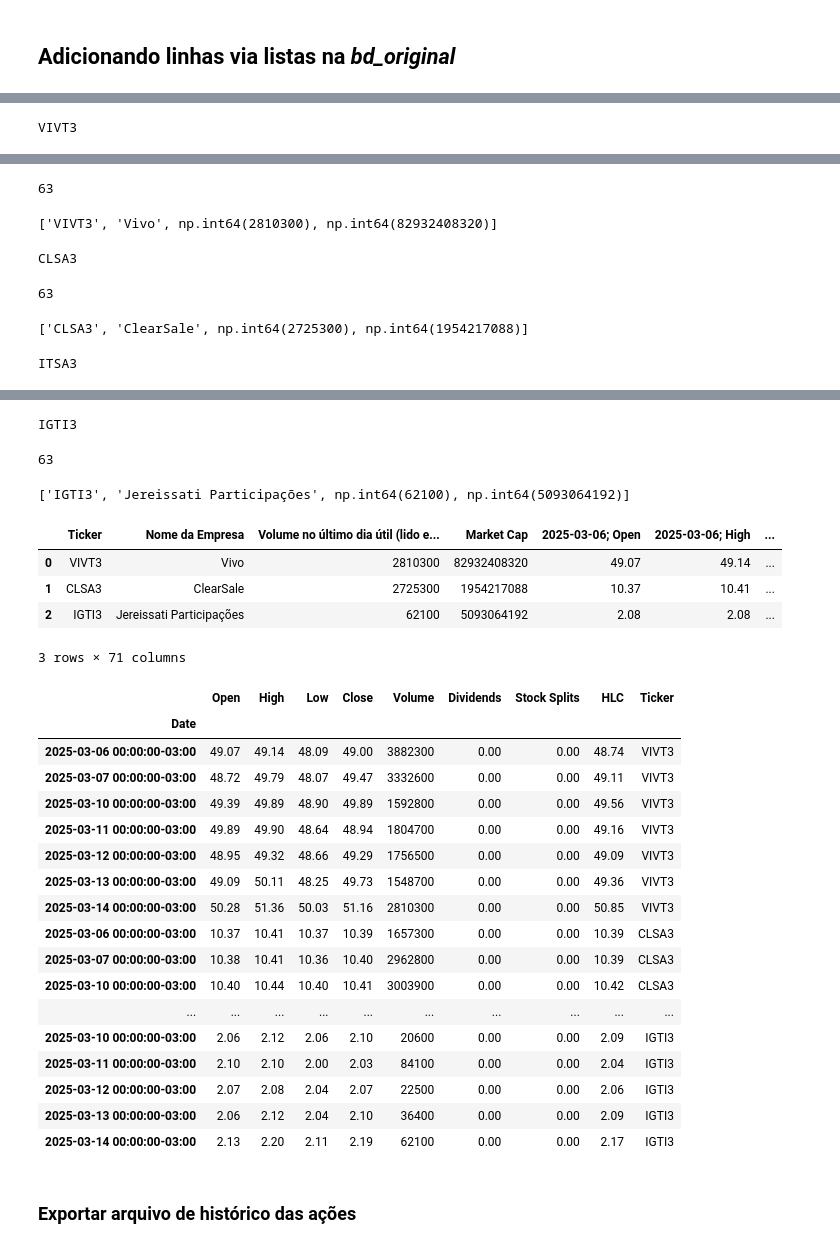
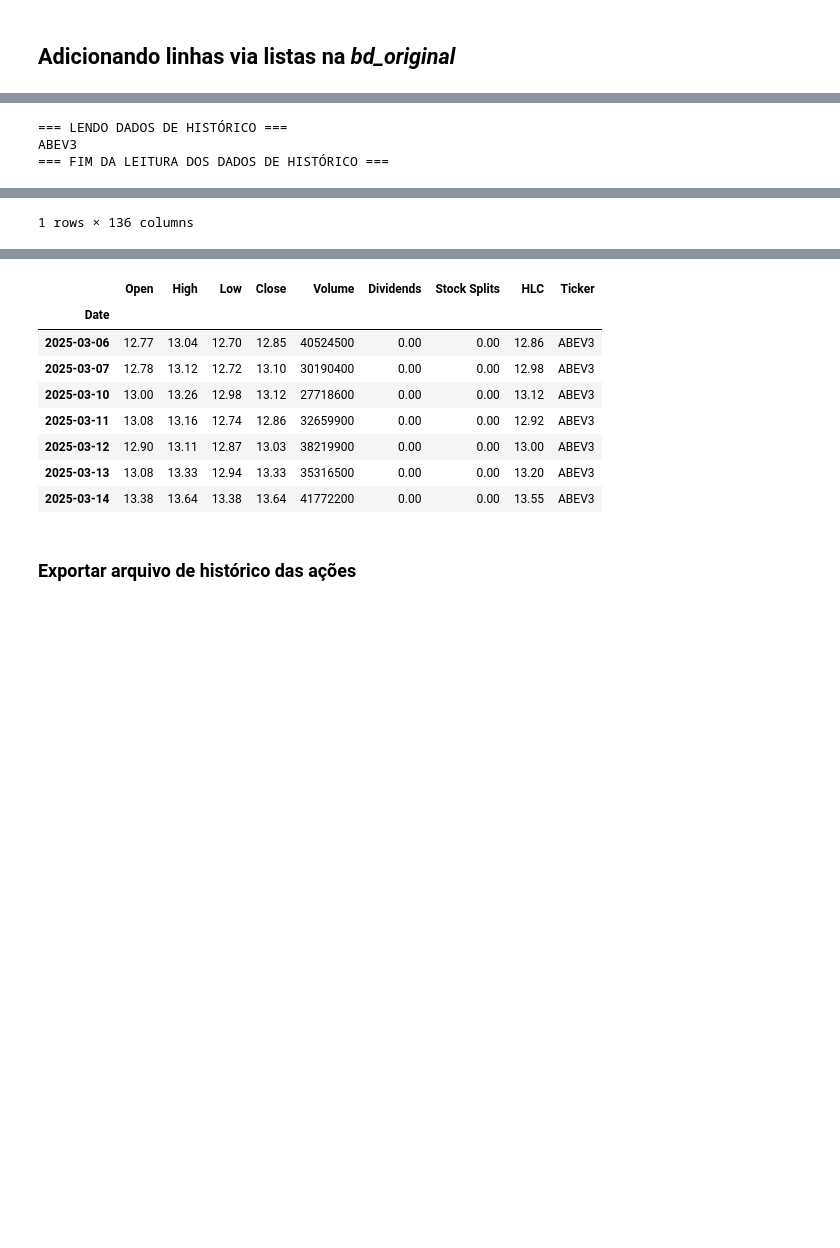
Before and after one commit to ricardopeloi/o_mais_novo_day_trader_do_brasil, a Jupyter notebook: Análises/Novo gerador de Arquivo de Histórico.ipynb, the cells around one changed output, grey strips where cells are left out. Cells and saved outputs as stored; diff of their text form; code cells hidden in the pictures; blank space fills up the shorter version.

Commit message:
Mais alguns ajustes para gerar as bases com a maior quantidade de indicadores úteis por ticker (já temos mais de 400 considerando 55 dias de dados por ticker)

```diff
--- a/Análises/Novo gerador de Arquivo de Histórico.ipynb
+++ b/Análises/Novo gerador de Arquivo de Histórico.ipynb
@@ -381,7 +381,7 @@ def reforma_formato_original(
 var_caminho_pasta = r"C:\Users\ricardopeloi\OneDrive - falconi365\Data Science\O_Mais_Novo_Day_Trader_do_Brasil\o_mais_novo_day_trader_do_brasil\Bases"
 var_arquivo_lista_acoes_tratada = r"\Lista de ações Tratada.xlsx"
 
-bd_arquivo_original = pd.read_excel(var_caminho_pasta + var_arquivo_lista_acoes_tratada, index_col = "Ticker")
+bd_arquivo_original = pd.read_excel(var_caminho_pasta + var_arquivo_lista_acoes_tratada).set_index("Ticker")
 
 bd_arquivo_original.sort_values([col for col in bd_arquivo_original if col.startswith("Volume no último dia útil")], ascending = False).head(5)
 # %% [output]
@@ -483,8 +522,11 @@ display([acao] + bd_arquivo_original.loc[acao].to_list())
 # %%
-acao = "IGTI3"
-bd_arquivo_original.loc[acao]
+display(bd_arquivo_original.head())
+acao = "B3SA3"
+
+display(bd_arquivo_original.loc[acao])
+display(bd_arquivo_original.loc[acao].to_list())
+
 # [acao] + bd_arquivo_original.loc[acao].to_list()
-
 # display([acao] + bd_arquivo_original.loc[acao].to_list())
 # display(lista_acao)
 # display(lista_regressao_e_indicadores_minimo)
@@ -505,11 +580,13 @@ def detectar_martelos_todos_os_tickers(qtd_dias_maximo = 55, qtd_dias_minimo = 1
 
     # acao = "VIVT3"
     # acoes = ["VIVT3"]
-    acoes = ["VIVT3", "CLSA3", "ITSA3", "IGTI3"]
+    acoes = ["ABEV3"]
+    # acoes = ["VIVT3", "CLSA3", "ITSA3", "IGTI3"]
     qtd_dias_maximo = 10
     qtd_dias_minimo = 3
     coluna_analise = "HLC"
 
+    print("=== LENDO DADOS DE HISTÓRICO ===")
     for contador_acoes, acao in enumerate(acoes):
         print(acao)
         if contador_acoes == 0:
@@ -526,7 +603,7 @@ def detectar_martelos_todos_os_tickers(qtd_dias_maximo = 55, qtd_dias_minimo = 1
                 bd_acao[coluna_analise] = (bd_acao["High"] + bd_acao["Low"] + bd_acao["Close"])/3
                 bd_acao["Ticker"] = acao
                 bd_acoes = pd.concat([bd_acoes, bd_acao])
-                # bd_acao = bd_acao.drop("Ação", axis = 1)
+                # bd_acao = bd_acao.drop("Ticker", axis = 1)
                 # display(bd_acao)
 
                 if contador_acoes == 0:
@@ -546,7 +623,7 @@ def detectar_martelos_todos_os_tickers(qtd_dias_maximo = 55, qtd_dias_minimo = 1
 
                     lista_acao = lista_acao + bd_acao.iloc[counter].to_list()
                 # display(lista_acao)
-                display(len(lista_acao))
+                # display(len(lista_acao))
 
                 lista_regressao_e_indicadores_cabecalho_minimo, lista_regressao_e_indicadores_minimo = processar_regressao_e_lista_de_indicadores(
                     bd_acao.iloc[-(qtd_dias_minimo):].copy(),
@@ -586,26 +663,30 @@ def detectar_martelos_todos_os_tickers(qtd_dias_maximo = 55, qtd_dias_minimo = 1
                         + lista_regressao_e_indicadores_minimo \
                         + lista_regressao_e_indicadores_maximo \
                         + [string_datas_martelo, string_tipos_martelo]
-                # display(lista_acao)
-                # display(len(lista_acao))
 
-                display([acao] + bd_arquivo_original.loc[acao].to_list())
 
                 lista_acoes.append(lista_acao)
                 # display(lista_acoes)
 
         except:
-            contador_acoes = contador_acoes - 1
+            # contador_acoes = contador_acoes - 1
             display("erro")
+
+    print("=== FIM DA LEITURA DOS DADOS DE HISTÓRICO ===")
 
     bd_acao_historico = pd.DataFrame(columns = lista_cabecalho, data = lista_acoes)
     # display(bd_acao_historico)
 
 
+    bd_acoes = bd_acoes.reset_index()
+    bd_acoes["Date"] = bd_acoes["Date"].dt.tz_localize(None)
+    bd_acoes = bd_acoes.set_index("Date")
     # bd_acao_historico.to_excel('Bases/Lista de ações Análise ' + datetime.today().strftime("%Y-%m-%d") + '.xlsx')
     # bd_acoes.to_excel('Bases/Base de Dados Histórico.xlsx')
 
+
     return bd_acao_historico, bd_acoes
+
 
 bd_acao_historico, bd_acoes = detectar_martelos_todos_os_tickers()
 # bd_acao_historico.to_excel('Temp.xlsx', index = False)
@@ -615,4 +696,6 @@ display(bd_acao_historico)
 display(bd_acoes)
 # type(bd_acao_historico.loc[0, "Tipos de Martelos"])
 # %% [output]
-VIVT3
+=== LENDO DADOS DE HISTÓRICO ===
+ABEV3
+=== FIM DA LEITURA DOS DADOS DE HISTÓRICO ===
@@ -619,6 +704 @@ VIVT3
-63
+1 rows × 136 columns
-['VIVT3', 'Vivo', np.int64(2810300), np.int64(82932408320)]
-CLSA3
-63
-['CLSA3', 'ClearSale', np.int64(2725300), np.int64(1954217088)]
-ITSA3
@@ -626,29 +705,12 @@ $ITSA3.SA: possibly delisted; no price data found  (1d 2025-03-06 12:52:27.87109
-IGTI3
-63
-['IGTI3', 'Jereissati Participações', np.int64(62100), np.int64(5093064192)]
-|  | Ticker | Nome da Empresa | Volume no último dia útil (lido e... | Market Cap | 2025-03-06; Open | 2025-03-06; High | ... |
-| 0 | VIVT3 | Vivo | 2810300 | 82932408320 | 49.07 | 49.14 | ... |
-| 1 | CLSA3 | ClearSale | 2725300 | 1954217088 | 10.37 | 10.41 | ... |
-| 2 | IGTI3 | Jereissati Participações | 62100 | 5093064192 | 2.08 | 2.08 | ... |
-3 rows × 71 columns
 |  | Open | High | Low | Close | Volume | Dividends | Stock Splits | HLC | Ticker |
 | Date |  |  |  |  |  |  |  |  |  |
-| 2025-03-06 00:00:00-03:00 | 49.07 | 49.14 | 48.09 | 49.00 | 3882300 | 0.00 | 0.00 | 48.74 | VIVT3 |
-| 2025-03-07 00:00:00-03:00 | 48.72 | 49.79 | 48.07 | 49.47 | 3332600 | 0.00 | 0.00 | 49.11 | VIVT3 |
-| 2025-03-10 00:00:00-03:00 | 49.39 | 49.89 | 48.90 | 49.89 | 1592800 | 0.00 | 0.00 | 49.56 | VIVT3 |
-| 2025-03-11 00:00:00-03:00 | 49.89 | 49.90 | 48.64 | 48.94 | 1804700 | 0.00 | 0.00 | 49.16 | VIVT3 |
-| 2025-03-12 00:00:00-03:00 | 48.95 | 49.32 | 48.66 | 49.29 | 1756500 | 0.00 | 0.00 | 49.09 | VIVT3 |
-| 2025-03-13 00:00:00-03:00 | 49.09 | 50.11 | 48.25 | 49.73 | 1548700 | 0.00 | 0.00 | 49.36 | VIVT3 |
-| 2025-03-14 00:00:00-03:00 | 50.28 | 51.36 | 50.03 | 51.16 | 2810300 | 0.00 | 0.00 | 50.85 | VIVT3 |
-| 2025-03-06 00:00:00-03:00 | 10.37 | 10.41 | 10.37 | 10.39 | 1657300 | 0.00 | 0.00 | 10.39 | CLSA3 |
-| 2025-03-07 00:00:00-03:00 | 10.38 | 10.41 | 10.36 | 10.40 | 2962800 | 0.00 | 0.00 | 10.39 | CLSA3 |
-| 2025-03-10 00:00:00-03:00 | 10.40 | 10.44 | 10.40 | 10.41 | 3003900 | 0.00 | 0.00 | 10.42 | CLSA3 |
-| ... | ... | ... | ... | ... | ... | ... | ... | ... | ... |
-| 2025-03-10 00:00:00-03:00 | 2.06 | 2.12 | 2.06 | 2.10 | 20600 | 0.00 | 0.00 | 2.09 | IGTI3 |
-| 2025-03-11 00:00:00-03:00 | 2.10 | 2.10 | 2.00 | 2.03 | 84100 | 0.00 | 0.00 | 2.04 | IGTI3 |
-| 2025-03-12 00:00:00-03:00 | 2.07 | 2.08 | 2.04 | 2.07 | 22500 | 0.00 | 0.00 | 2.06 | IGTI3 |
-| 2025-03-13 00:00:00-03:00 | 2.06 | 2.12 | 2.04 | 2.10 | 36400 | 0.00 | 0.00 | 2.09 | IGTI3 |
-| 2025-03-14 00:00:00-03:00 | 2.13 | 2.20 | 2.11 | 2.19 | 62100 | 0.00 | 0.00 | 2.17 | IGTI3 |
+| 2025-03-06 | 12.77 | 13.04 | 12.70 | 12.85 | 40524500 | 0.00 | 0.00 | 12.86 | ABEV3 |
+| 2025-03-07 | 12.78 | 13.12 | 12.72 | 13.10 | 30190400 | 0.00 | 0.00 | 12.98 | ABEV3 |
+| 2025-03-10 | 13.00 | 13.26 | 12.98 | 13.12 | 27718600 | 0.00 | 0.00 | 13.12 | ABEV3 |
+| 2025-03-11 | 13.08 | 13.16 | 12.74 | 12.86 | 32659900 | 0.00 | 0.00 | 12.92 | ABEV3 |
+| 2025-03-12 | 12.90 | 13.11 | 12.87 | 13.03 | 38219900 | 0.00 | 0.00 | 13.00 | ABEV3 |
+| 2025-03-13 | 13.08 | 13.33 | 12.94 | 13.33 | 35316500 | 0.00 | 0.00 | 13.20 | ABEV3 |
+| 2025-03-14 | 13.38 | 13.64 | 13.38 | 13.64 | 41772200 | 0.00 | 0.00 | 13.55 | ABEV3 |
 # %% [markdown]
 ### Exportar arquivo de histórico das ações
 # %%
```
Also changed, not shown: parts of 9 cells of this notebook, 7 other files.
